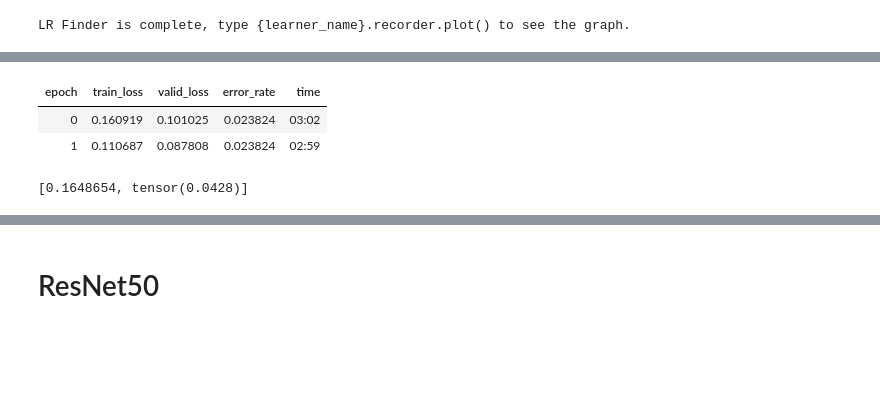
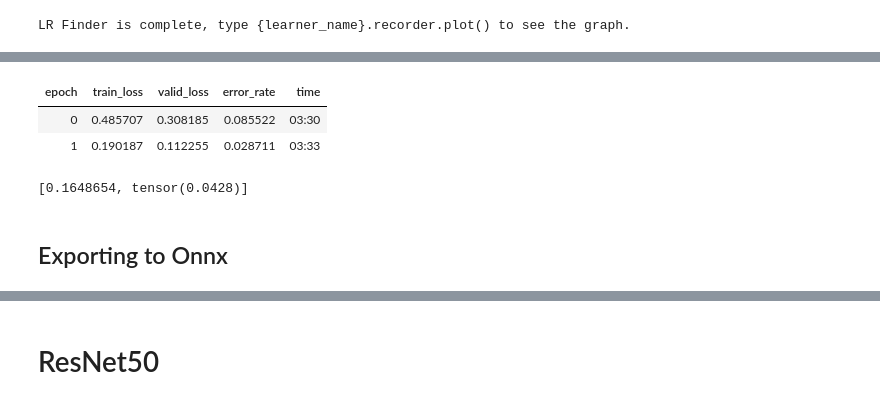
Before and after one commit to robwil/fastai-deeplearning, a Jupyter notebook: Flower_Image_Classification.ipynb, the cells around one changed output, grey strips where cells are left out. Saved outputs shown, nothing was run; the diff lists cells and outputs as text; code cells hidden in the pictures; blank space fills up the shorter version.

```diff
--- a/Flower_Image_Classification.ipynb
+++ b/Flower_Image_Classification.ipynb
@@ -195,0 +196,2 @@ learn.recorder.plot()
+# %%
+learn.load('stage-1')
@@ -196,13 +216,15 @@ learn.recorder.plot()
 # %%
 learn.unfreeze()
-learn.fit_one_cycle(2, max_lr=slice(1e-6,1e-3))
+learn.fit_one_cycle(2, max_lr=slice(3e-5,3e-3))
 # %% [output]
 | epoch | train_loss | valid_loss | error_rate | time |
-| 0 | 0.160919 | 0.101025 | 0.023824 | 03:02 |
-| 1 | 0.110687 | 0.087808 | 0.023824 | 02:59 |
+| 0 | 0.485707 | 0.308185 | 0.085522 | 03:30 |
+| 1 | 0.190187 | 0.112255 | 0.028711 | 03:33 |
 # %%
 learn.validate(metrics=[error_rate])
 # %% [output]
 [0.1648654, tensor(0.0428)]
 # %%
 learn.save('stage-2')
+# %% [markdown]
+## Exporting to Onnx
```
Also changed, not shown: parts of 10 cells of this notebook.
